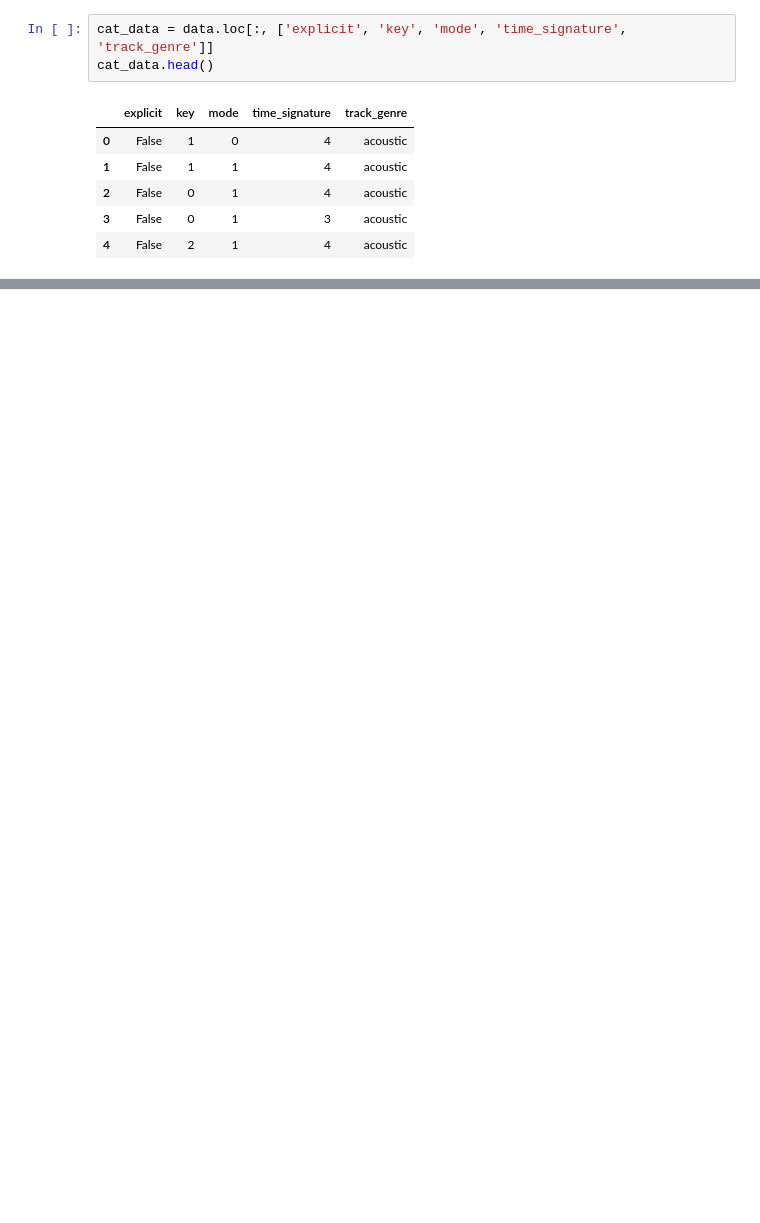
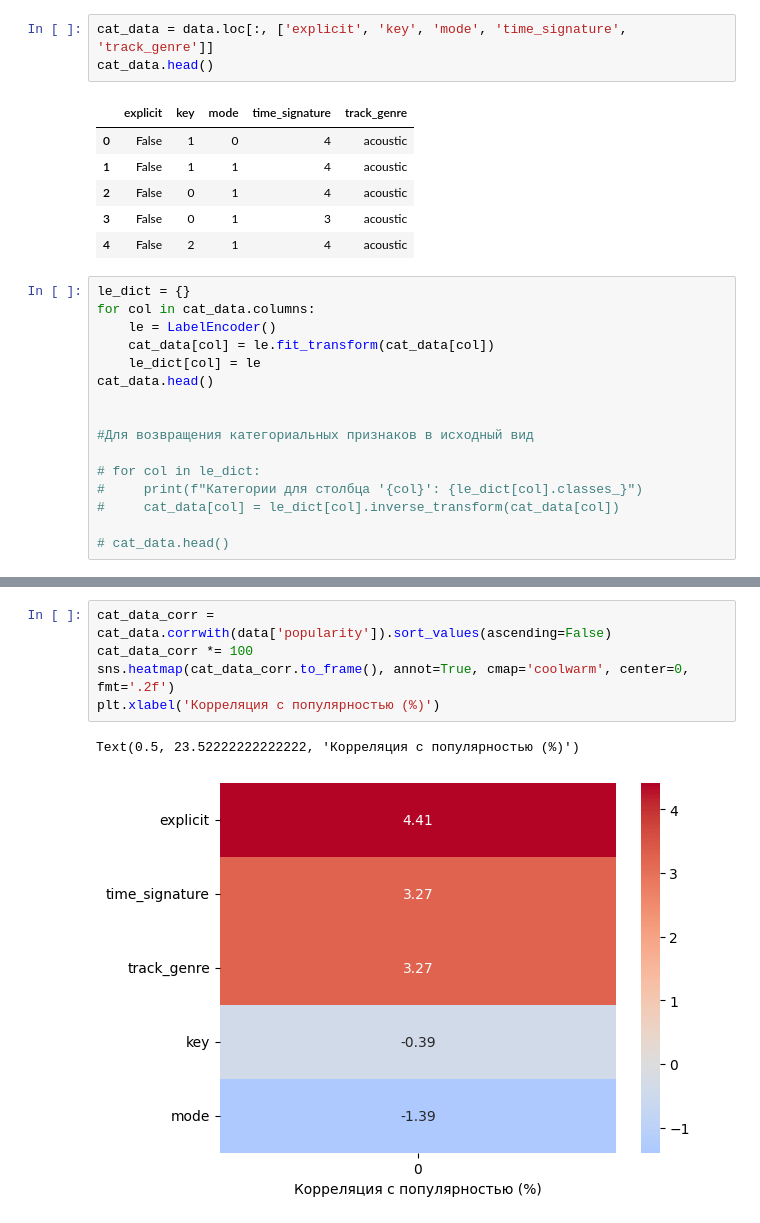
Before and after one commit to Lummoxy/ml_summer_prac, a Jupyter notebook: spotify_task.ipynb, the cells around one changed output, grey strips where cells are left out. Drawn from its saved outputs; the diff is of its cells as text; blank space fills up the shorter version.

```diff
--- a/spotify_task.ipynb
+++ b/spotify_task.ipynb
@@ -226,3 +291,19 @@ cat_data.head()
 | 2 | False | 0 | 1 | 4 | acoustic |
 | 3 | False | 0 | 1 | 3 | acoustic |
 | 4 | False | 2 | 1 | 4 | acoustic |
+# %%
+le_dict = {}
+for col in cat_data.columns:
+    le = LabelEncoder()
+    cat_data[col] = le.fit_transform(cat_data[col])
+    le_dict[col] = le
+cat_data.head()
+
+
+#Для возвращения категориальных признаков в исходный вид
+
+# for col in le_dict:
+#     print(f"Категории для столбца '{col}': {le_dict[col].classes_}")
+#     cat_data[col] = le_dict[col].inverse_transform(cat_data[col])
+
+# cat_data.head()
@@ -228,0 +317,8 @@ cat_data.head()
+# %%
+cat_data_corr = cat_data.corrwith(data['popularity']).sort_values(ascending=False)
+cat_data_corr *= 100
+sns.heatmap(cat_data_corr.to_frame(), annot=True, cmap='coolwarm', center=0, fmt='.2f')
+plt.xlabel('Корреляция с популярностью (%)')
+# %% [output]
+Text(0.5, 23.52222222222222, 'Корреляция с популярностью (%)')
+[figure, added]
```
Also changed, not shown: parts of 47 cells of this notebook.
